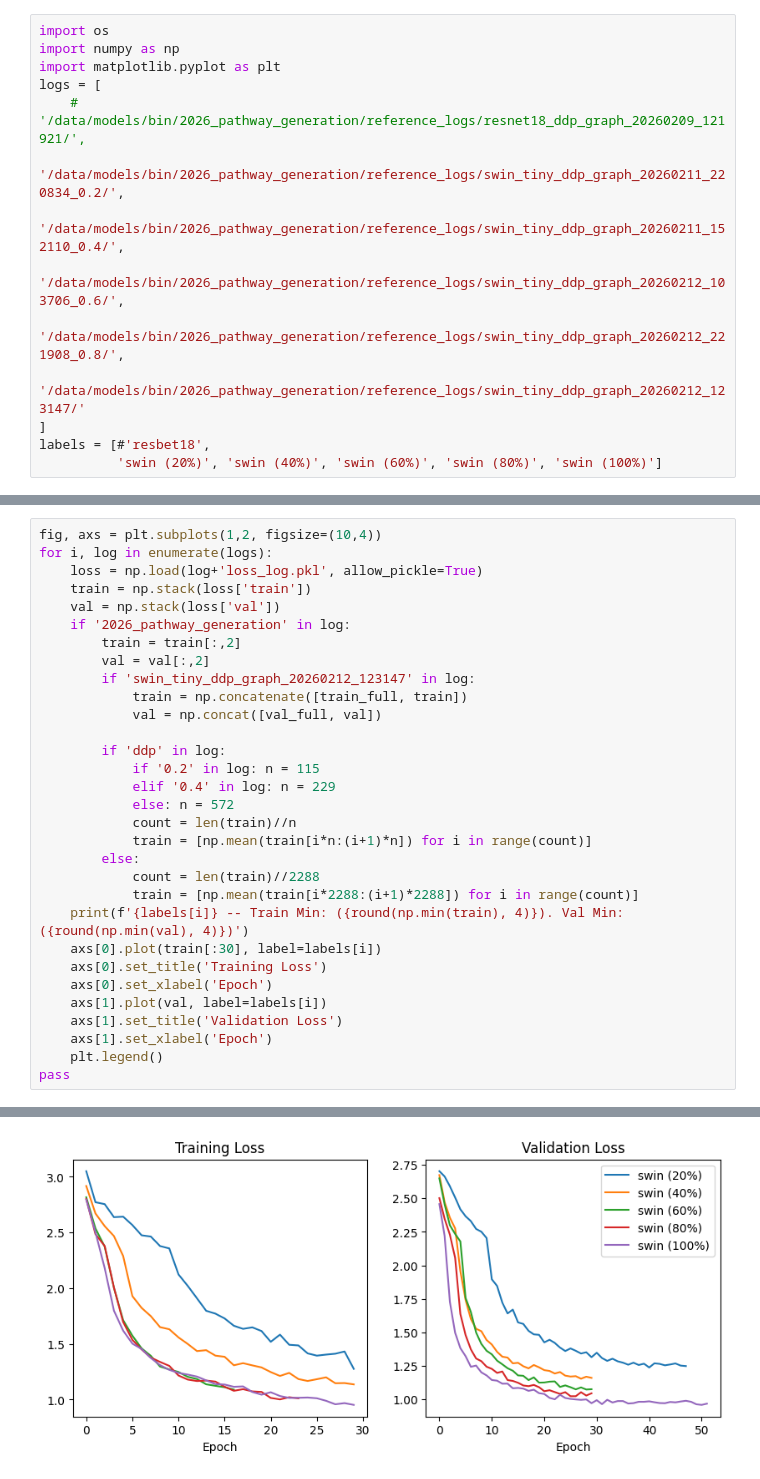
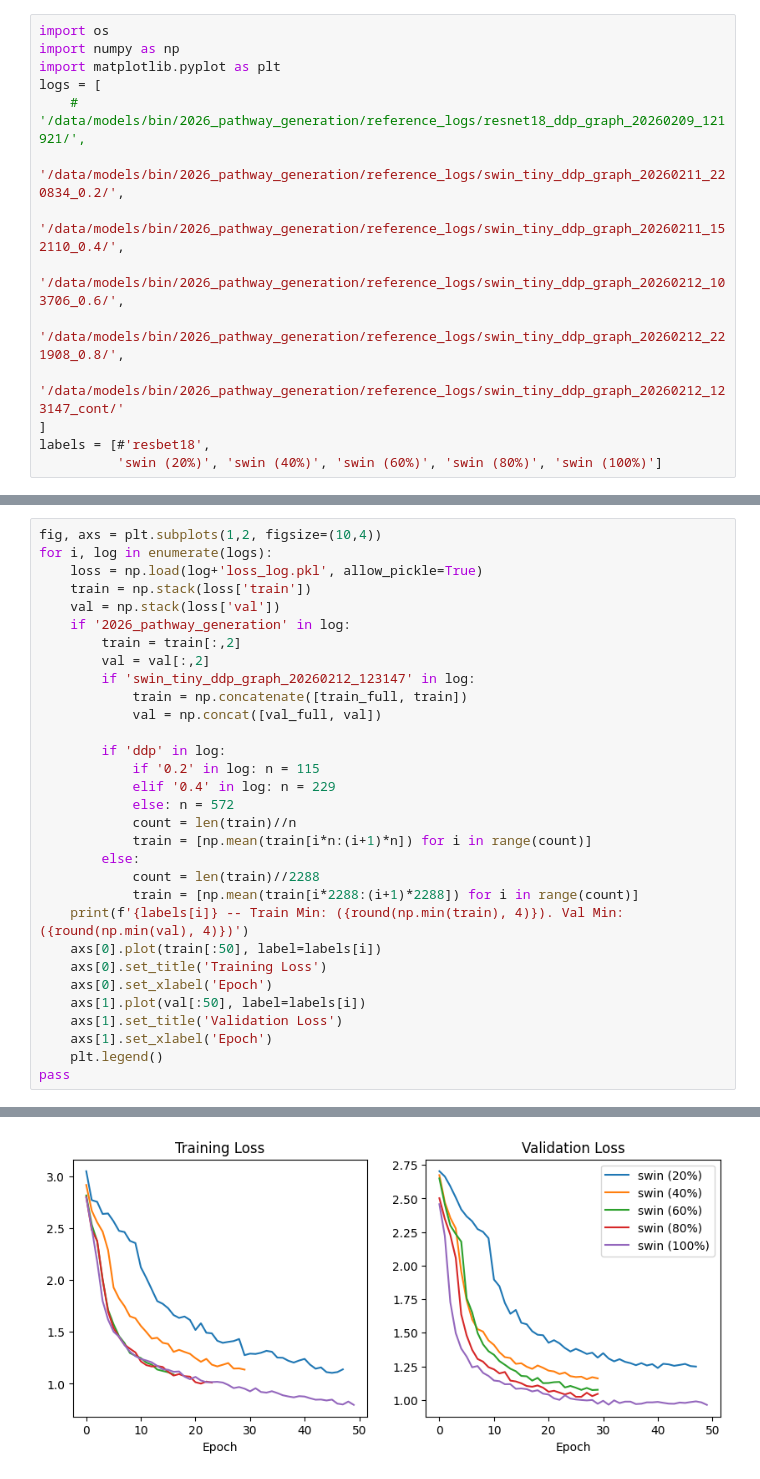
Before and after one commit to BeanHam/2026-pathway-generation, a Jupyter notebook: reference/loss_check.ipynb, the cells around one changed output, grey strips where cells are left out. Cells and saved outputs as stored; diff of their text form.

```diff
--- a/reference/loss_check.ipynb
+++ b/reference/loss_check.ipynb
@@ -8,7 +8,7 @@ logs = [
     '/data/models/bin/2026_pathway_generation/reference_logs/swin_tiny_ddp_graph_20260211_152110_0.4/',
     '/data/models/bin/2026_pathway_generation/reference_logs/swin_tiny_ddp_graph_20260212_103706_0.6/',
     '/data/models/bin/2026_pathway_generation/reference_logs/swin_tiny_ddp_graph_20260212_221908_0.8/',
-    '/data/models/bin/2026_pathway_generation/reference_logs/swin_tiny_ddp_graph_20260212_123147/'
+    '/data/models/bin/2026_pathway_generation/reference_logs/swin_tiny_ddp_graph_20260212_123147_cont/'
 ]
 labels = [#'resbet18',
           'swin (20%)', 'swin (40%)', 'swin (60%)', 'swin (80%)', 'swin (100%)']
@@ -25,33 +26,33 @@ for i, log in enumerate(logs):
     val = np.stack(loss['val'])
     if '2026_pathway_generation' in log:
         train = train[:,2]
         val = val[:,2]
         if 'swin_tiny_ddp_graph_20260212_123147' in log:
             train = np.concatenate([train_full, train])
             val = np.concat([val_full, val])
 
         if 'ddp' in log:
             if '0.2' in log: n = 115
             elif '0.4' in log: n = 229
             else: n = 572
             count = len(train)//n
             train = [np.mean(train[i*n:(i+1)*n]) for i in range(count)]
         else:
             count = len(train)//2288
             train = [np.mean(train[i*2288:(i+1)*2288]) for i in range(count)]
     print(f'{labels[i]} -- Train Min: ({round(np.min(train), 4)}). Val Min: ({round(np.min(val), 4)})')
-    axs[0].plot(train[:30], label=labels[i])
+    axs[0].plot(train[:50], label=labels[i])
     axs[0].set_title('Training Loss')
     axs[0].set_xlabel('Epoch')
-    axs[1].plot(val, label=labels[i])
+    axs[1].plot(val[:50], label=labels[i])
     axs[1].set_title('Validation Loss')
     axs[1].set_xlabel('Epoch')
     plt.legend()
 pass
 # %% [output]
 swin (20%) -- Train Min: (1.1054). Val Min: (1.2381)
 swin (40%) -- Train Min: (1.1369). Val Min: (1.1541)
 swin (60%) -- Train Min: (1.09). Val Min: (1.0735)
 swin (80%) -- Train Min: (1.002). Val Min: (1.0234)
 swin (100%) -- Train Min: (0.7869). Val Min: (0.9589)
-[figure, old version]
+[figure, new version]
```
Also changed, not shown: parts of 1 cell of this notebook, 9 other files.
